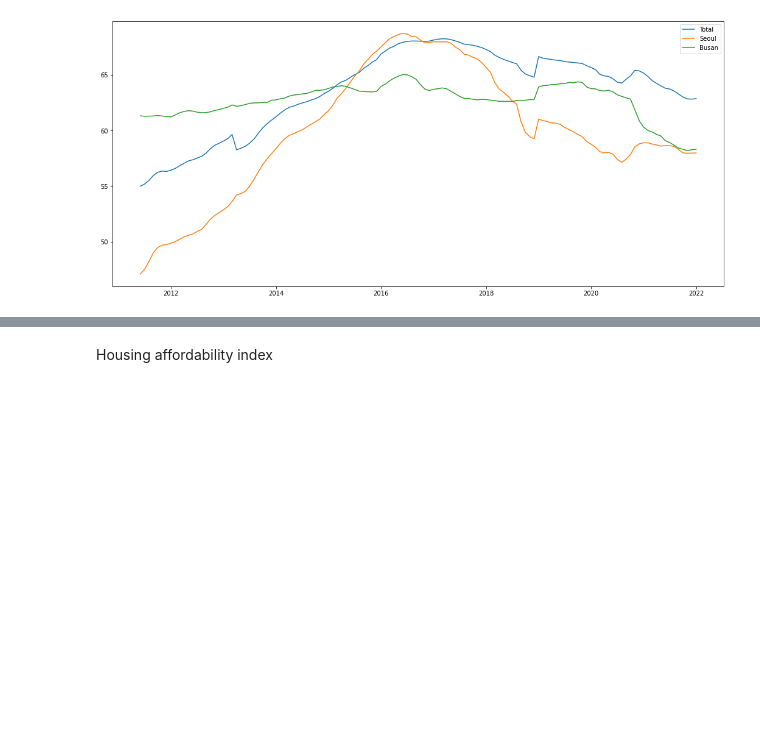
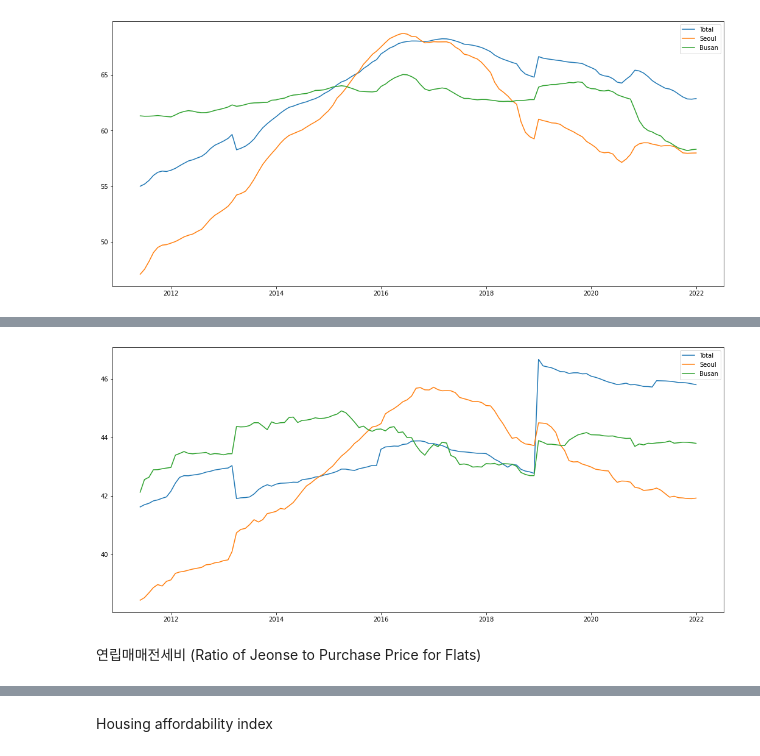
Before and after one commit to yeonghun00/real-estate, a Jupyter notebook: my.ipynb, the cells around one changed output, grey strips where cells are left out. Drawn from its saved outputs; the diff is of its cells as text; code cells hidden in the pictures; blank space fills up the shorter version.

```diff
--- a/my.ipynb
+++ b/my.ipynb
@@ -165,0 +194,3 @@ plt.show()
+# %%
+rjs_df = date_format2(rjs_df)
+rjs_df
@@ -165,0 +212,10 @@ plt.show()
+# %%
+plt.figure(figsize=(18,8))
+for city in cities:
+  plt.plot(rjs_df[city])
+plt.legend(cities)
+plt.show()
+# %% [output]
+[figure, added]
+# %% [markdown]
+연립매매전세비 (Ratio of Jeonse to Purchase Price for Flats)
```
Also changed, not shown: parts of 14 cells of this notebook.
